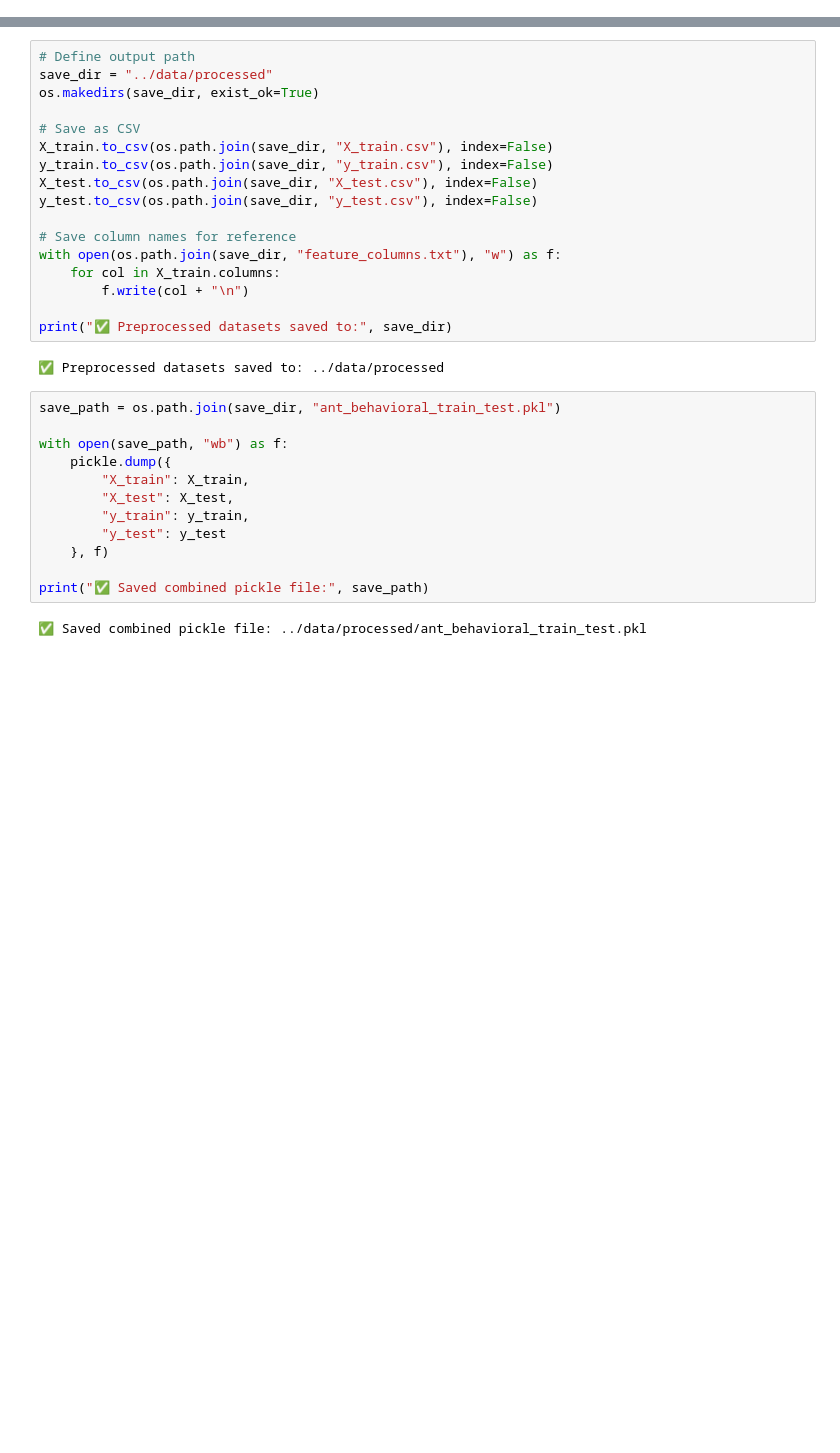
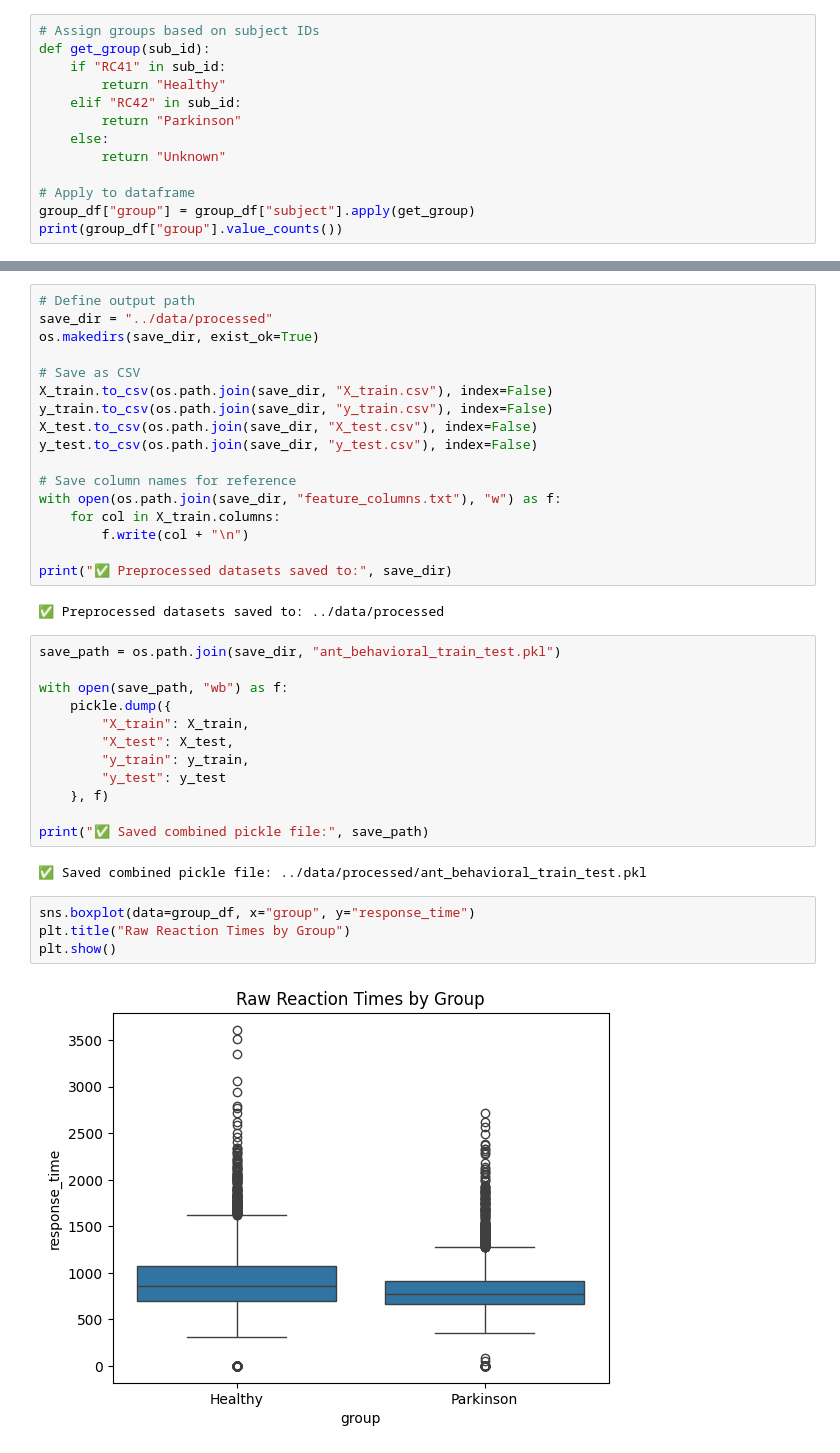
Before and after one commit to k4v1t/psych-ml-prl, a Jupyter notebook: notebooks/02_preprocessing.ipynb, the cells around one changed output, grey strips where cells are left out. Drawn from its saved outputs; the diff is of its cells as text; blank space fills up the shorter version.

```diff
--- a/notebooks/02_preprocessing.ipynb
+++ b/notebooks/02_preprocessing.ipynb
@@ -57,3 +59,16 @@ Loaded 46 subjects, 13236 total trials
 | 2 | 66.306 | 2.0 | Congruent | Congruent | 519.0 | 1.0 | Right | Up | ... |
 | 3 | 70.304 | 2.0 | Congruent | Congruent | 552.0 | 1.0 | Left | Up | ... |
 | 4 | 75.052 | 2.0 | Incongruent | TargetErr | 601.0 | 0.0 | Left | Down | ... |
+# %%
+# Assign groups based on subject IDs
+def get_group(sub_id):
+    if "RC41" in sub_id:
+        return "Healthy"
+    elif "RC42" in sub_id:
+        return "Parkinson"
+    else:
+        return "Unknown"
+
+# Apply to dataframe
+group_df["group"] = group_df["subject"].apply(get_group)
+print(group_df["group"].value_counts())
@@ -151,3 +147,9 @@ with open(save_path, "wb") as f:
 print("✅ Saved combined pickle file:", save_path)
 # %% [output]
 ✅ Saved combined pickle file: ../data/processed/ant_behavioral_train_test.pkl
+# %%
+sns.boxplot(data=group_df, x="group", y="response_time")
+plt.title("Raw Reaction Times by Group")
+plt.show()
+# %% [output]
+[figure, added]
```
Also changed, not shown: parts of 5 cells of this notebook, 1 other file.
